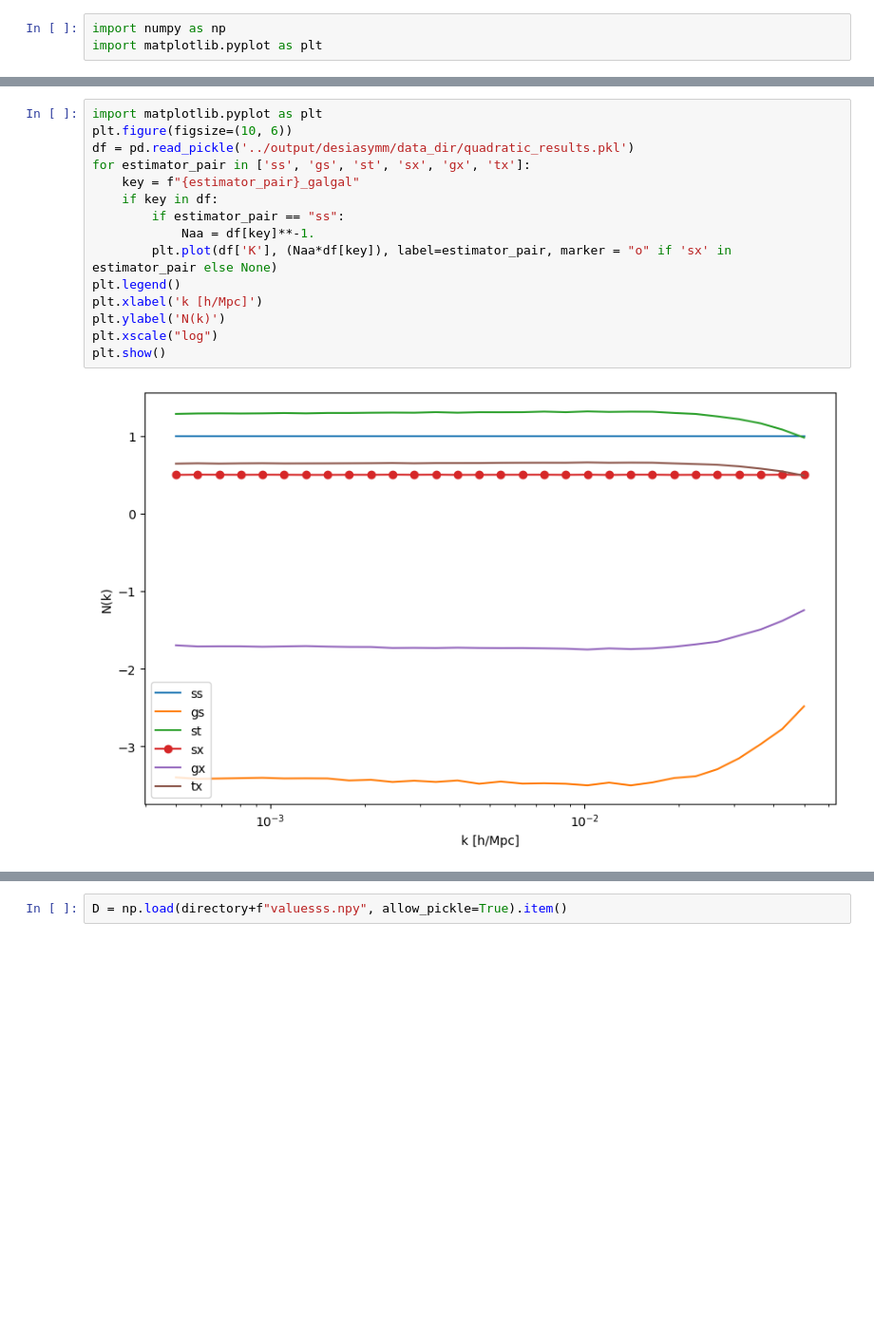
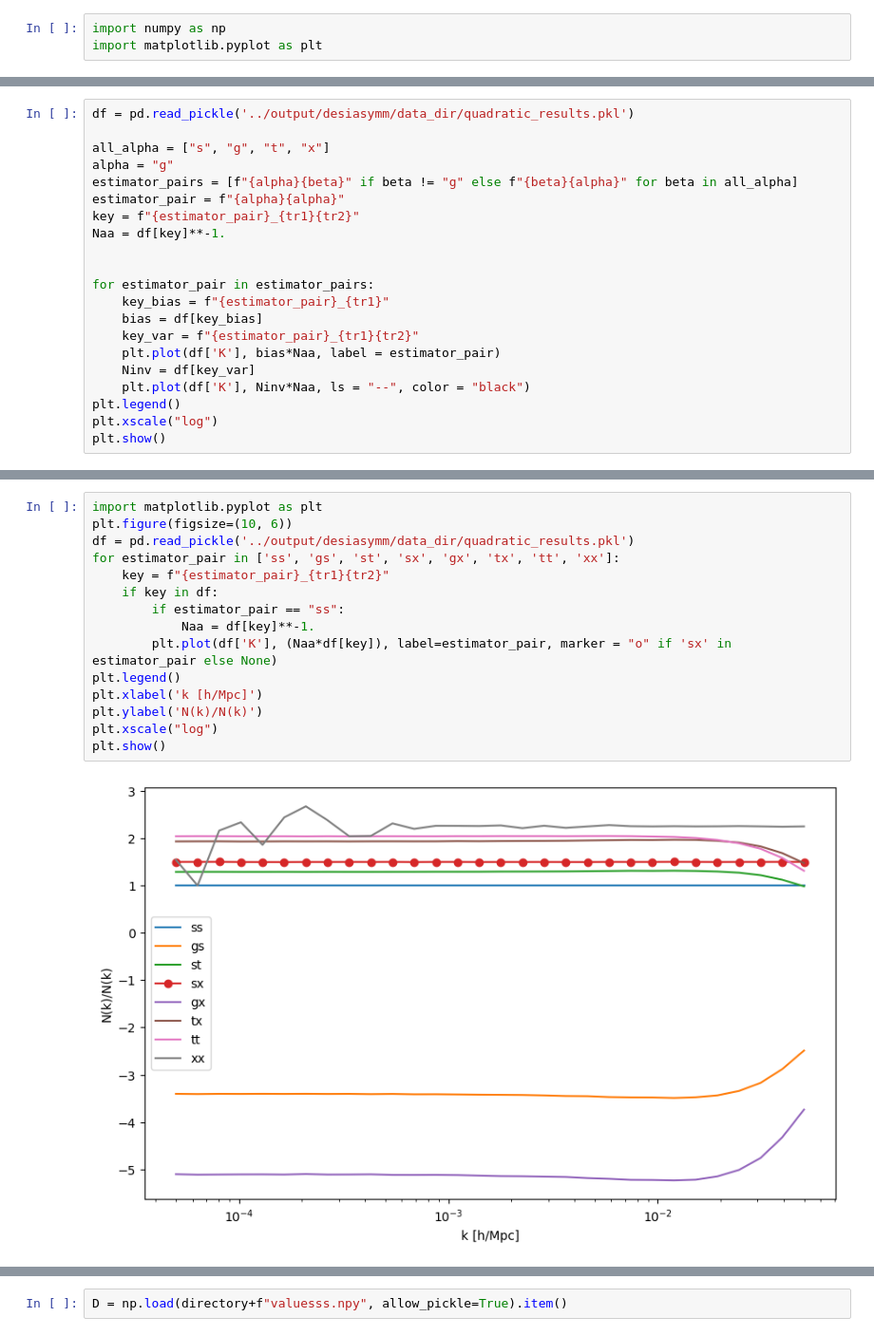
Before and after one commit to Saladino93/quadraticrecforlss, a Jupyter notebook: notebooks/desi_base.ipynb, the cells around one changed output, grey strips where cells are left out. Shown at 95% size. Saved outputs shown, nothing was run; the diff lists cells and outputs as text; blank space fills up the shorter version.

```diff
--- a/notebooks/desi_base.ipynb
+++ b/notebooks/desi_base.ipynb
@@ -70,0 +71,21 @@ plt.legend()
+# %%
+df = pd.read_pickle('../output/desiasymm/data_dir/quadratic_results.pkl')
+
+all_alpha = ["s", "g", "t", "x"]
+alpha = "g"
+estimator_pairs = [f"{alpha}{beta}" if beta != "g" else f"{beta}{alpha}" for beta in all_alpha]
+estimator_pair = f"{alpha}{alpha}"
+key = f"{estimator_pair}_{tr1}{tr2}"
+Naa = df[key]**-1.
+
+
+for estimator_pair in estimator_pairs:
+    key_bias = f"{estimator_pair}_{tr1}"
+    bias = df[key_bias]
+    key_var = f"{estimator_pair}_{tr1}{tr2}"
+    plt.plot(df['K'], bias*Naa, label = estimator_pair)
+    Ninv = df[key_var]
+    plt.plot(df['K'], Ninv*Naa, ls = "--", color = "black")
+plt.legend()
+plt.xscale("log")
+plt.show()
@@ -71,17 +94,17 @@ plt.legend()
 # %%
 import matplotlib.pyplot as plt
 plt.figure(figsize=(10, 6))
 df = pd.read_pickle('../output/desiasymm/data_dir/quadratic_results.pkl')
-for estimator_pair in ['ss', 'gs', 'st', 'sx', 'gx', 'tx']:
-    key = f"{estimator_pair}_galgal"
+for estimator_pair in ['ss', 'gs', 'st', 'sx', 'gx', 'tx', 'tt', 'xx']:
+    key = f"{estimator_pair}_{tr1}{tr2}"
     if key in df:
         if estimator_pair == "ss":
             Naa = df[key]**-1.
         plt.plot(df['K'], (Naa*df[key]), label=estimator_pair, marker = "o" if 'sx' in estimator_pair else None)
 plt.legend()
 plt.xlabel('k [h/Mpc]')
-plt.ylabel('N(k)')
+plt.ylabel('N(k)/N(k)')
 plt.xscale("log")
 plt.show()
 # %% [output]
-[figure, old version]
+[figure, new version]
```
Also changed, not shown: parts of 15 cells of this notebook, 5 other files.
